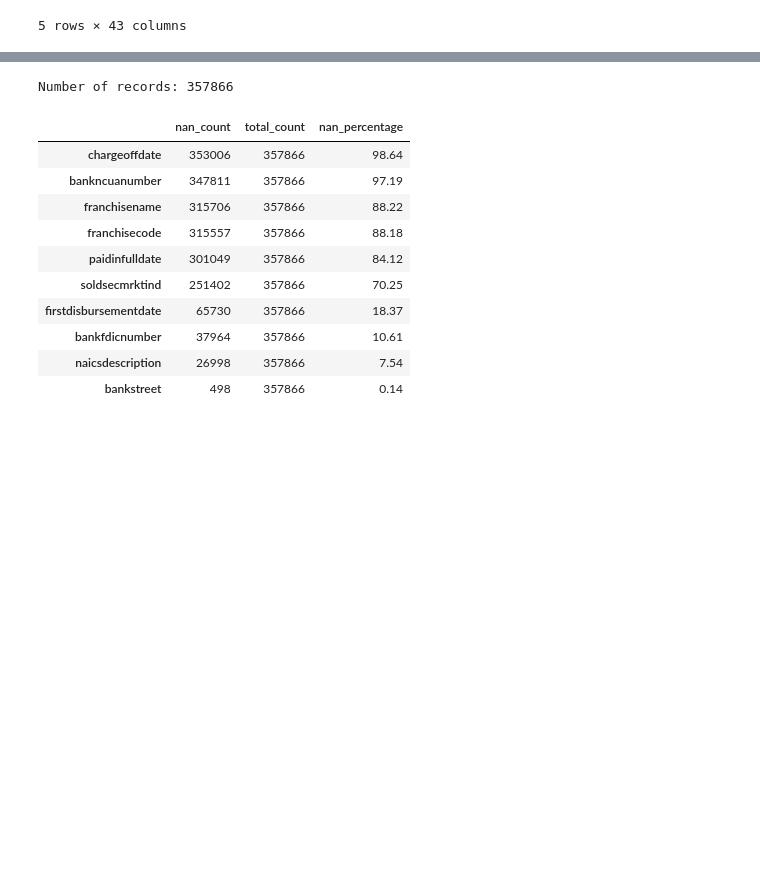
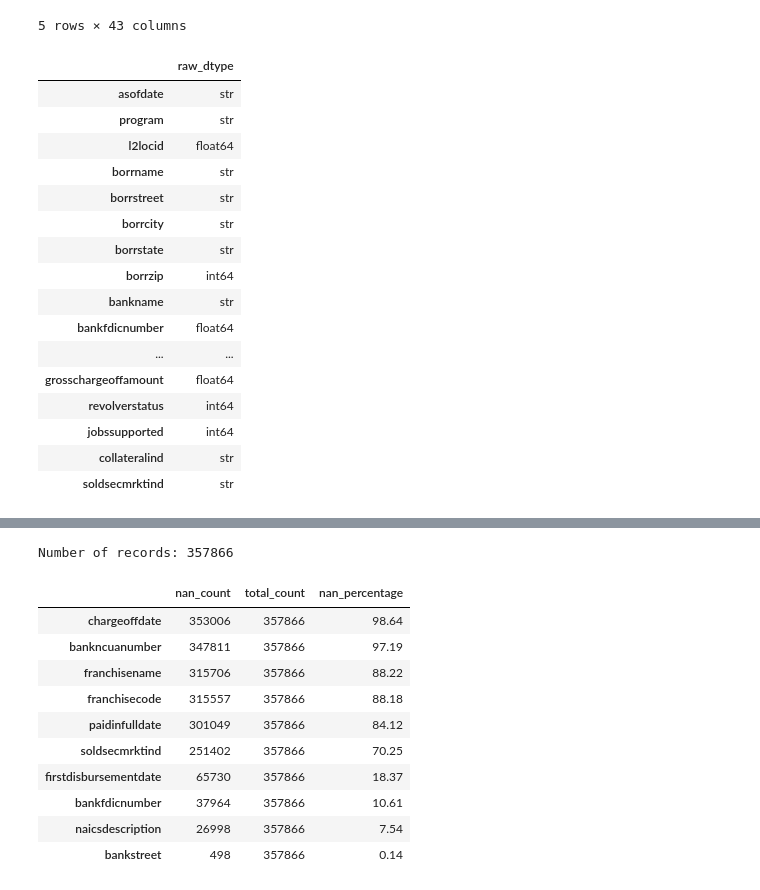
Before and after one commit to rajivsam/descriptive_analytics, a Jupyter notebook: notebooks/sba_raw_dataset_prep.ipynb, the cells around one changed output, grey strips where cells are left out. Drawn from its saved outputs; the diff is of its cells as text; code cells hidden in the pictures; blank space fills up the shorter version.

```diff
--- a/notebooks/sba_raw_dataset_prep.ipynb
+++ b/notebooks/sba_raw_dataset_prep.ipynb
@@ -12,3 +12,28 @@ df.head()
 | 3 | 12/31/2025 | 7A | 85712.0 | FordPowerSolutions LLC | 520 SWEETWATER BRIDGE CIR | DOUGLASVILLE | GA | 30134 | United Midwest Savings Bank Natio... | ... |
 | 4 | 12/31/2025 | 7A | 317954.0 | Link Rec of Minong Inc. | 304 Business Highway 53 | MINONG | WI | 54859 | Newtek Small Business Finance, Inc. | ... |
 5 rows × 43 columns
+# %%
+# infer default (raw) dtypes by reading a sample of the CSV and store in df_raw_dtypes
+sample_nrows = 10000
+df_sample = pd.read_csv(fp, low_memory=False, nrows=sample_nrows)
+df_raw_dtypes = df_sample.dtypes.to_frame(name='raw_dtype')
+df_raw_dtypes['raw_dtype'] = df_raw_dtypes['raw_dtype'].astype(str)
+df_raw_dtypes
+# %% [output]
+|  | raw_dtype |
+| asofdate | str |
+| program | str |
+| l2locid | float64 |
+| borrname | str |
+| borrstreet | str |
+| borrcity | str |
+| borrstate | str |
+| borrzip | int64 |
+| bankname | str |
+| bankfdicnumber | float64 |
+| ... | ... |
+| grosschargeoffamount | float64 |
+| revolverstatus | int64 |
+| jobssupported | int64 |
+| collateralind | str |
+| soldsecmrktind | str |
```
Also changed, not shown: parts of 20 cells of this notebook, 4 other files.
